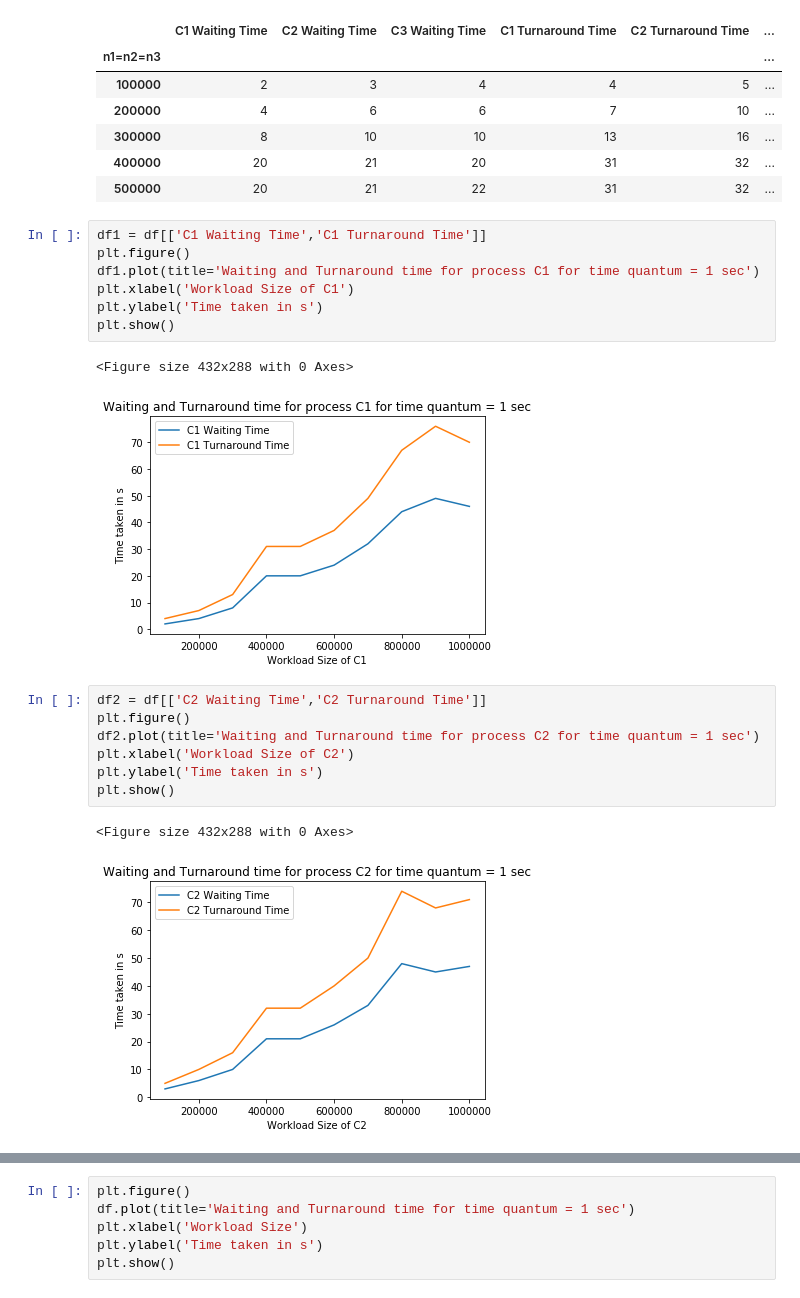
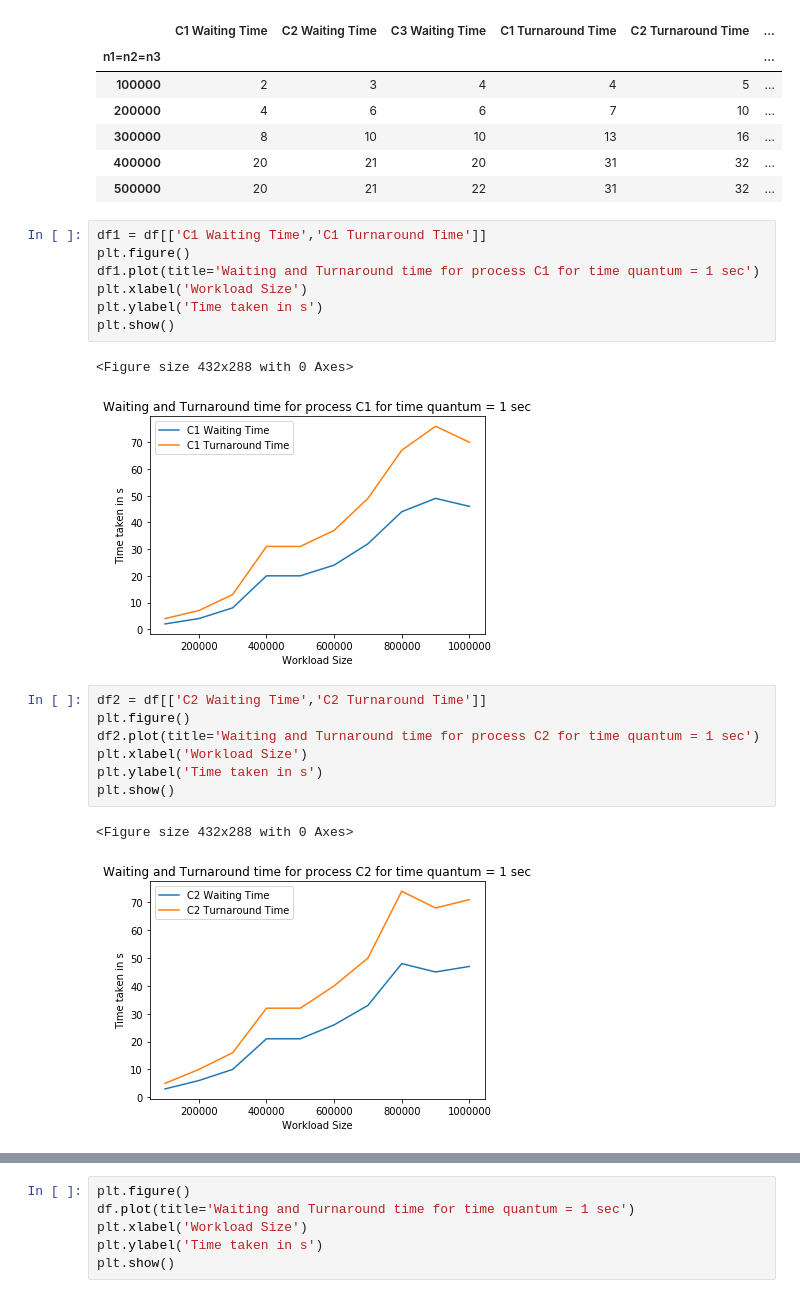
Before and after one commit to Amogh-Bharadwaj/OS_Assignment, a Jupyter notebook: RR-q=1.ipynb, the cells around one changed output, grey strips where cells are left out. Cells and saved outputs as stored; diff of their text form.

Commit message:
workload label

```diff
--- a/RR-q=1.ipynb
+++ b/RR-q=1.ipynb
@@ -19,23 +19,23 @@ df.head()
 # %%
 df1 = df[['C1 Waiting Time','C1 Turnaround Time']]
 plt.figure()
 df1.plot(title='Waiting and Turnaround time for process C1 for time quantum = 1 sec')
-plt.xlabel('Workload Size of C1')
+plt.xlabel('Workload Size')
 plt.ylabel('Time taken in s')
 plt.show()
 # %% [output]
 <Figure size 432x288 with 0 Axes>
-[figure, old version]
+[figure, new version]
 # %%
 df2 = df[['C2 Waiting Time','C2 Turnaround Time']]
 plt.figure()
 df2.plot(title='Waiting and Turnaround time for process C2 for time quantum = 1 sec')
-plt.xlabel('Workload Size of C2')
+plt.xlabel('Workload Size')
 plt.ylabel('Time taken in s')
 plt.show()
 # %% [output]
 <Figure size 432x288 with 0 Axes>
-[figure, old version]
+[figure, new version]
 # %%
 df3 = df[['C3 Waiting Time','C3 Turnaround Time']]
 plt.figure()
```
Also changed, not shown: parts of 1 cell of this notebook, 2 other files.
